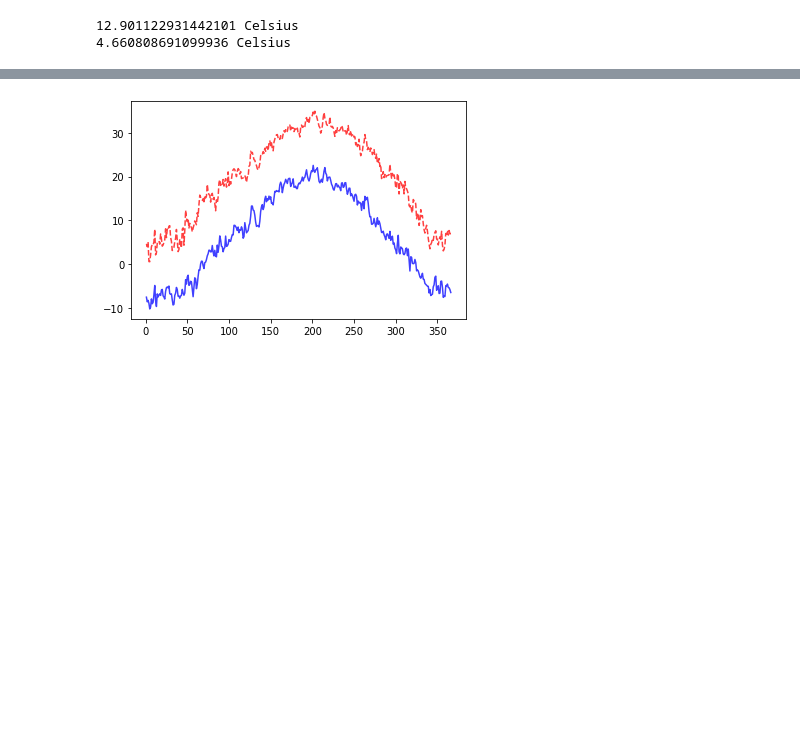
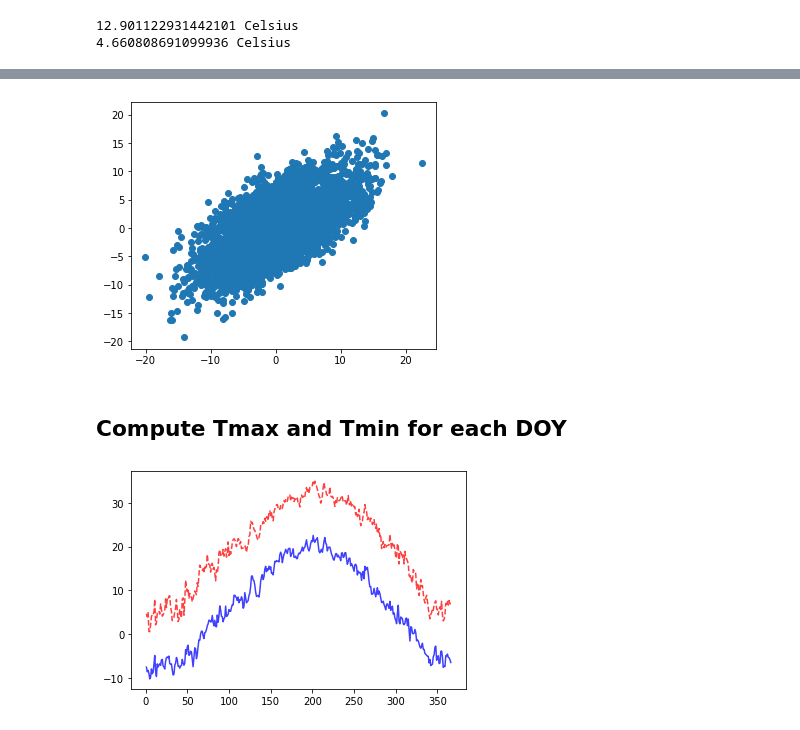
Before and after one commit to andres-patrignani/pynotes, a Jupyter notebook: notebooks/air_temperature.ipynb, the cells around one changed output, grey strips where cells are left out. Cells and saved outputs as stored; diff of their text form; code cells hidden in the pictures; blank space fills up the shorter version.

```diff
--- a/notebooks/weather_generator.ipynb
+++ b/notebooks/air_temperature.ipynb
@@ -339,3 +147,12 @@ print(T_diff_std, 'Celsius')
+# %%
+plt.figure(figsize=(12,10))
+plt.subplot(2,2,1)
+plt.scatter(residuals_tmax, residuals_tmin)
+plt.show()
+# %% [output]
+[figure, added]
+# %% [markdown]
+## Compute Tmax and Tmin for each DOY
 # %%
 # Generate smooth
 df_grouped = df.groupby(["DOY"]).mean()
```
Also changed, not shown: parts of 32 cells of this notebook, 25 other files.
